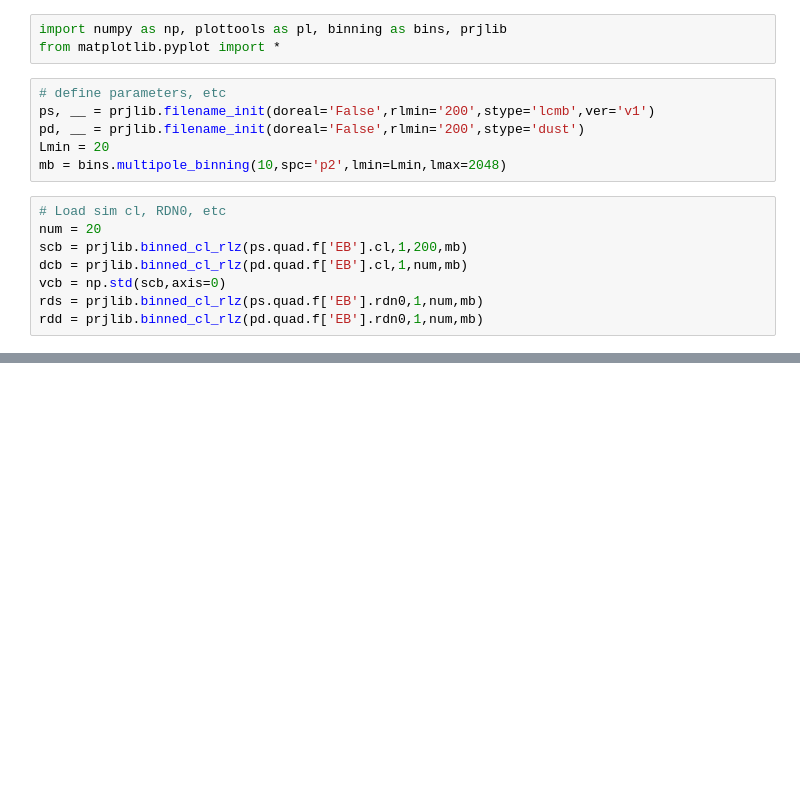
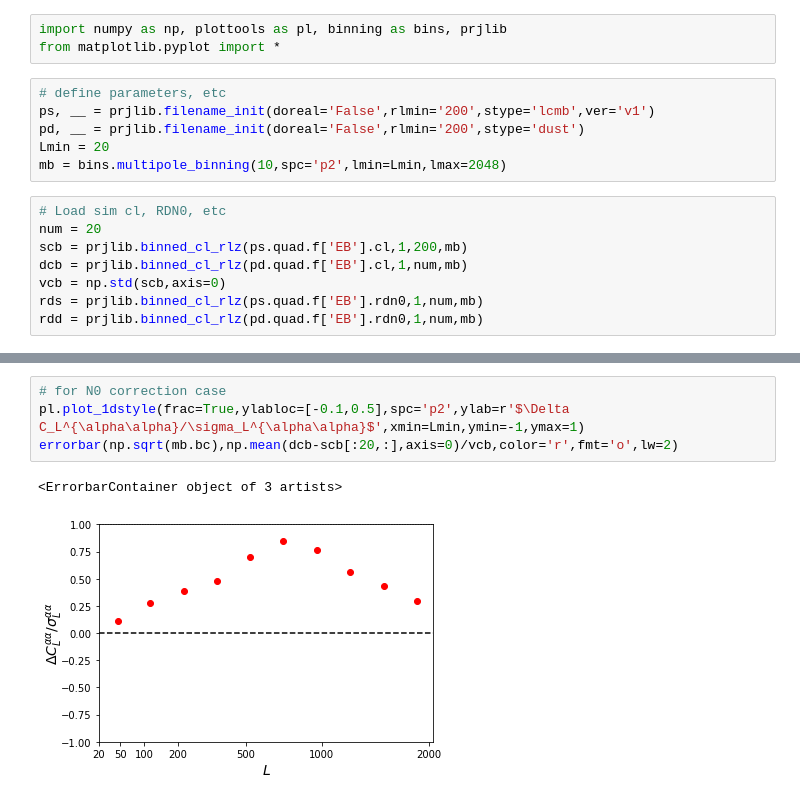
Before and after one commit to ACTCollaboration/cosmicbirefringence, a Jupyter notebook: ms_fig_dust.ipynb, the cells around one changed output, grey strips where cells are left out. Saved outputs shown, nothing was run; the diff lists cells and outputs as text; blank space fills up the shorter version.

```diff
--- a/ms_fig_dust.ipynb
+++ b/ms_fig_dust.ipynb
@@ -38,0 +45,7 @@ legend(loc=0,frameon=False)
+# %%
+# for N0 correction case
+pl.plot_1dstyle(frac=True,ylabloc=[-0.1,0.5],spc='p2',ylab=r'$\Delta C_L^{\alpha\alpha}/\sigma_L^{\alpha\alpha}$',xmin=Lmin,ymin=-1,ymax=1)
+errorbar(np.sqrt(mb.bc),np.mean(dcb-scb[:20,:],axis=0)/vcb,color='r',fmt='o',lw=2)
+# %% [output]
+<ErrorbarContainer object of 3 artists>
+[figure, added]
```
Also changed, not shown: parts of 6 cells of this notebook.
